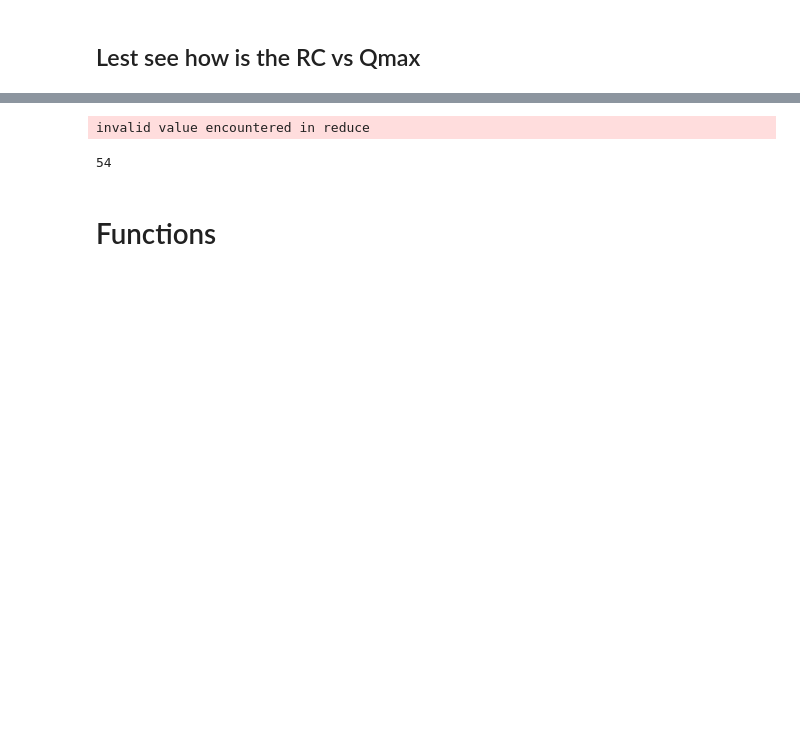
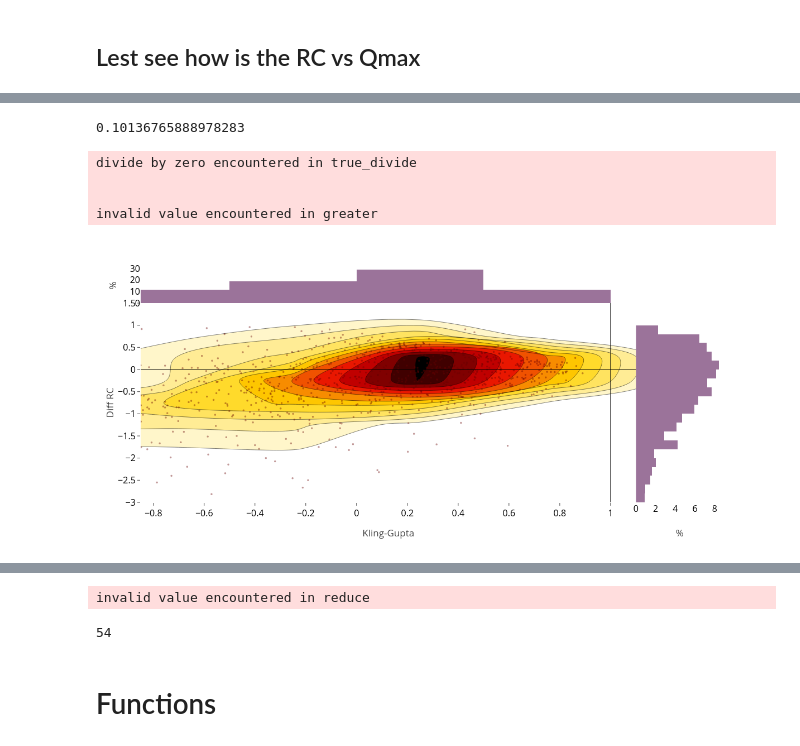
Before and after one commit to nicolas998/Scratch, a Jupyter notebook: RunoffExperiment/Tl_Consistency.ipynb, the cells around one changed output, grey strips where cells are left out. Saved outputs shown, nothing was run; the diff lists cells and outputs as text; code cells hidden in the pictures; blank space fills up the shorter version.

```diff
--- a/RunoffExperiment/Tl_Consistency.ipynb
+++ b/RunoffExperiment/Tl_Consistency.ipynb
@@ -171,0 +180,27 @@ CreateColorbar(coloresRa, np.linspace(0,300,9), '/home/nicolas/Desktop/RainfallC
+# %%
+p = np.random.choice(Qmax.size, 1000)
+p = np.arange(Qmax.size)
+model = 4
+Colores_Kg = Remuestreador(KgAll[model], np.linspace(-1,1,9), coloresRa)
+
+DifQ = (Qmax - QmaxS[model])/Qmax
+DifR = (Rc - RcS[model])/Rc
+p = np.where((np.isfinite(DifR)) & (DifR>-3))
+print(1- (p[0].size / DifQ.size))
+X = np.around(KgAll[model][p],3)
+Y = np.around(DifR[p], 3)
+xTitle = 'Kling-Gupta'
+yTitle = 'Diff RC'
+rangeX = [-0.85,1.1]
+rangeY = [-3, 1.5]
+PerfectX = 1.
+PerfectY = 0.
+
+div, fig = Scatter_plus_histograms(X, Y, xTitle=xTitle, yTitle = yTitle, PerfectX = 1., PerfectY=0.,rangeX=rangeX, rangeY =rangeY)
+# %% [output]
+0.10136765888978283
+divide by zero encountered in true_divide
+
+
+invalid value encountered in greater
+[figure, added]
```
Also changed, not shown: parts of 19 cells of this notebook.
